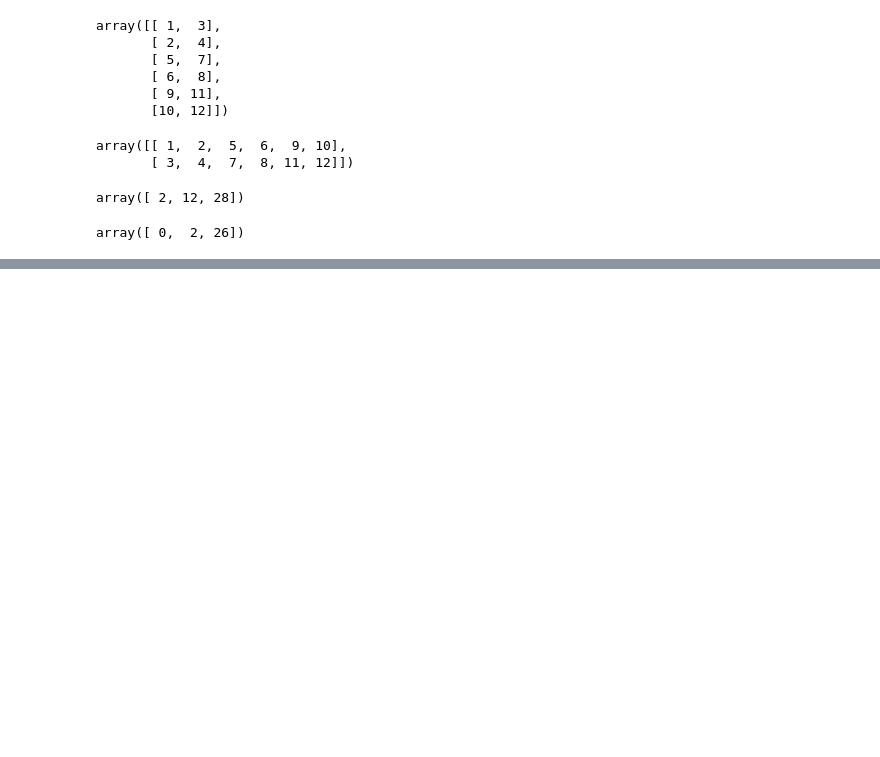
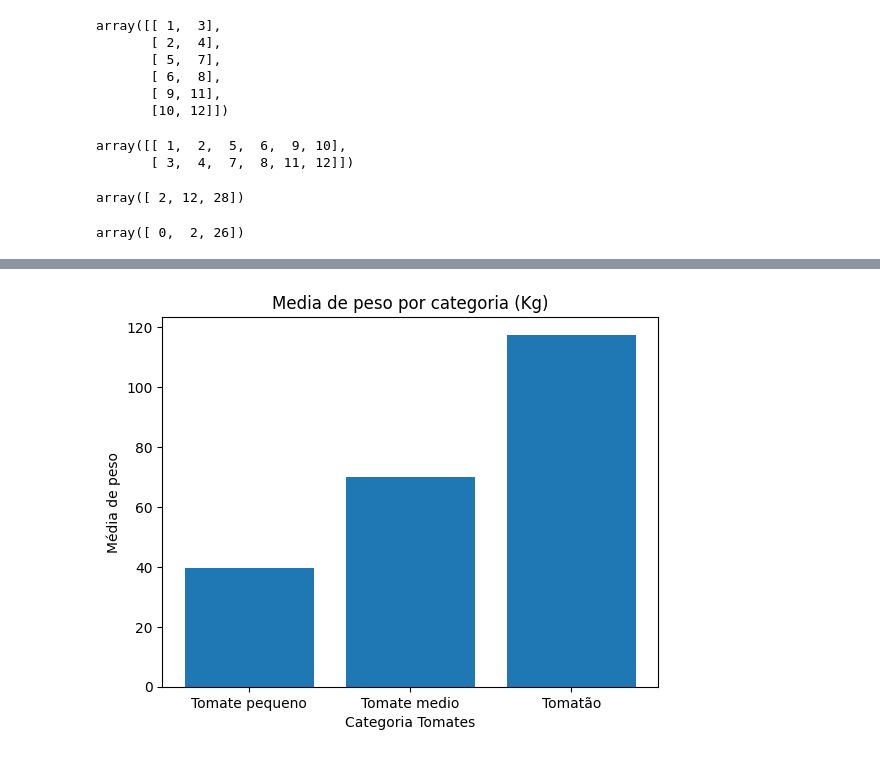
Before and after one commit to Maradonas/Pos-Tech-ML, a Jupyter notebook: Aula1.ipynb, the cells around one changed output, grey strips where cells are left out. Saved outputs shown, nothing was run; the diff lists cells and outputs as text; code cells hidden in the pictures; blank space fills up the shorter version.

```diff
--- a/Aula1.ipynb
+++ b/Aula1.ipynb
@@ -243,0 +286,10 @@ array([ 0,  2, 26])
+# %%
+plt.bar(df_tomato["categoria_tomate"],
+        df_tomato["Average"])
+
+plt.xlabel("Categoria Tomates")
+plt.ylabel("Média de peso")
+plt.title("Media de peso por categoria (Kg)")
+plt.show()
+# %% [output]
+[figure, added]
```
Also changed, not shown: parts of 26 cells of this notebook.
